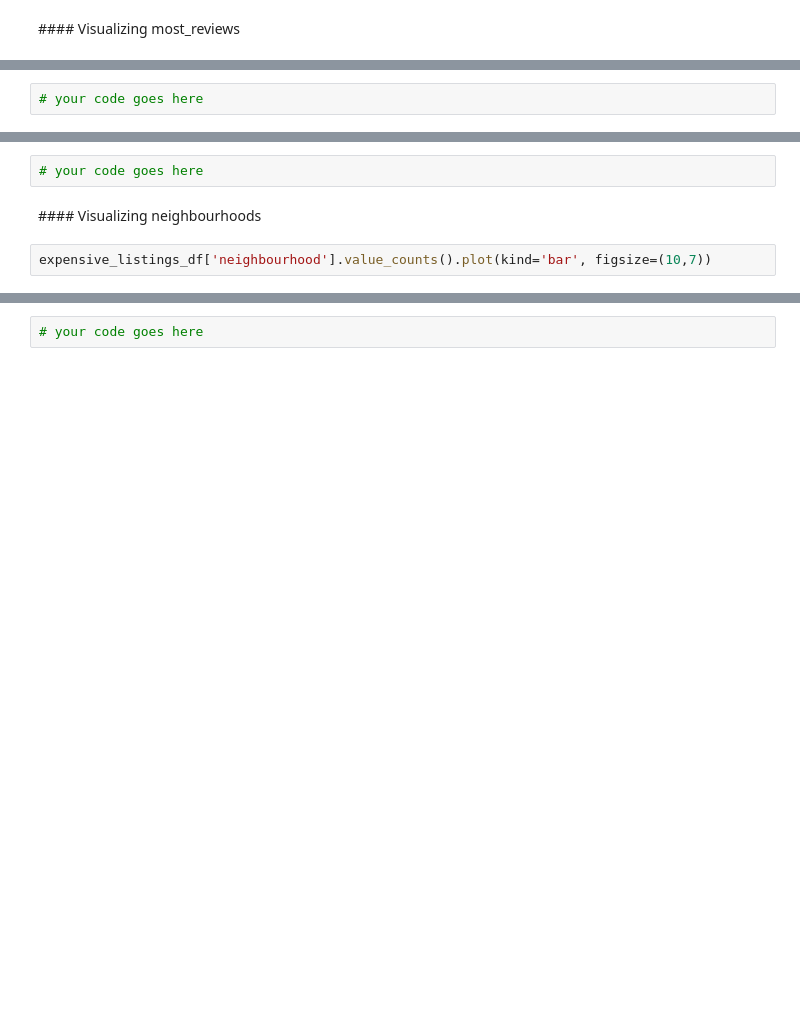
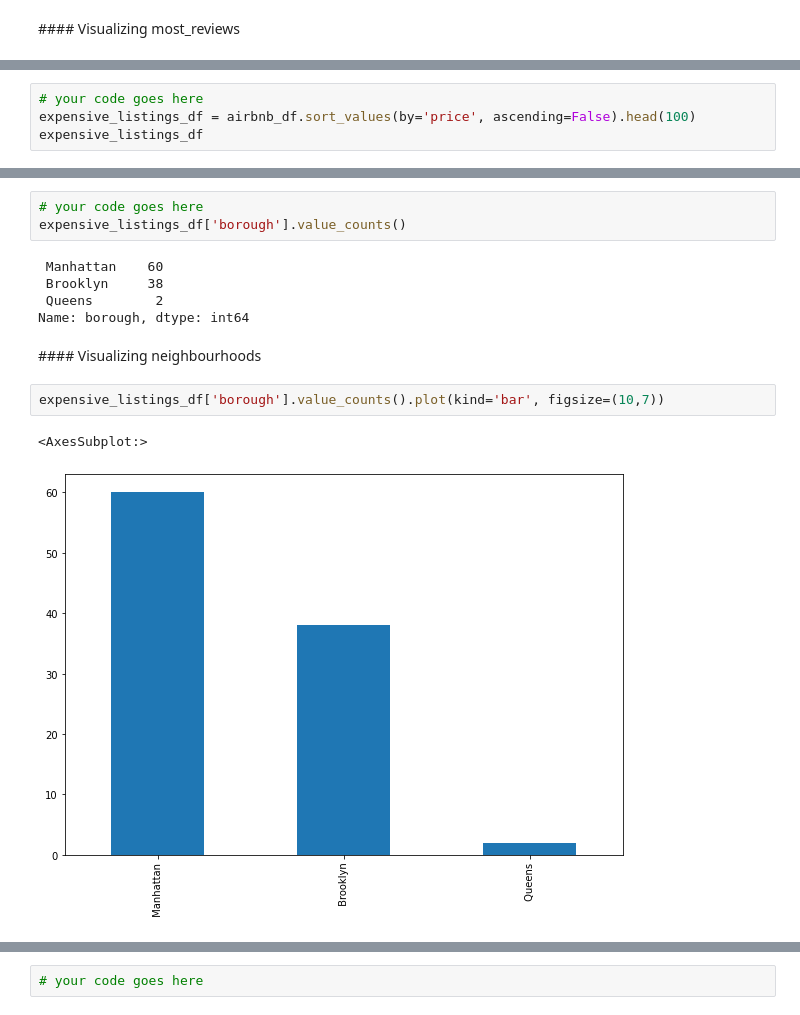
Before and after one commit to originalugo/DCP-new-york-city-airbnb-open-data, a Jupyter notebook: Project.ipynb, the cells around one changed output, grey strips where cells are left out. Saved outputs shown, nothing was run; the diff lists cells and outputs as text; blank space fills up the shorter version.

```diff
--- a/Project.ipynb
+++ b/Project.ipynb
@@ -469,3 +515,5 @@ plt.ylabel("")
 Create a variable `expensive_listings_df` containing the top 100 most expensive per night listings. The most expensive should be at the top.
 # %%
 # your code goes here
+expensive_listings_df = airbnb_df.sort_values(by='price', ascending=False).head(100)
+expensive_listings_df
@@ -477,10 +540,19 @@ Create a variable `expensive_listings_df` containing the top 100 most expensive
 Using the `expensive_listings_df` listings count the occurrences of each `neighbourhood` they belong.
 # %%
 # your code goes here
+expensive_listings_df['borough'].value_counts()
+# %% [output]
+ Manhattan    60
+ Brooklyn     38
+ Queens        2
+Name: borough, dtype: int64
 # %% [markdown]
 #### Visualizing neighbourhoods
 # %%
-expensive_listings_df['neighbourhood'].value_counts().plot(kind='bar', figsize=(10,7))
+expensive_listings_df['borough'].value_counts().plot(kind='bar', figsize=(10,7))
+# %% [output]
+<AxesSubplot:>
+[figure, added]
 # %% [markdown]
 ![green-divider](https://user-images.githubusercontent.com/7065401/52071924-c003ad80-2562-11e9-8297-1c6595f8a7ff.png)
 
```
Also changed, not shown: parts of 12 cells of this notebook.
